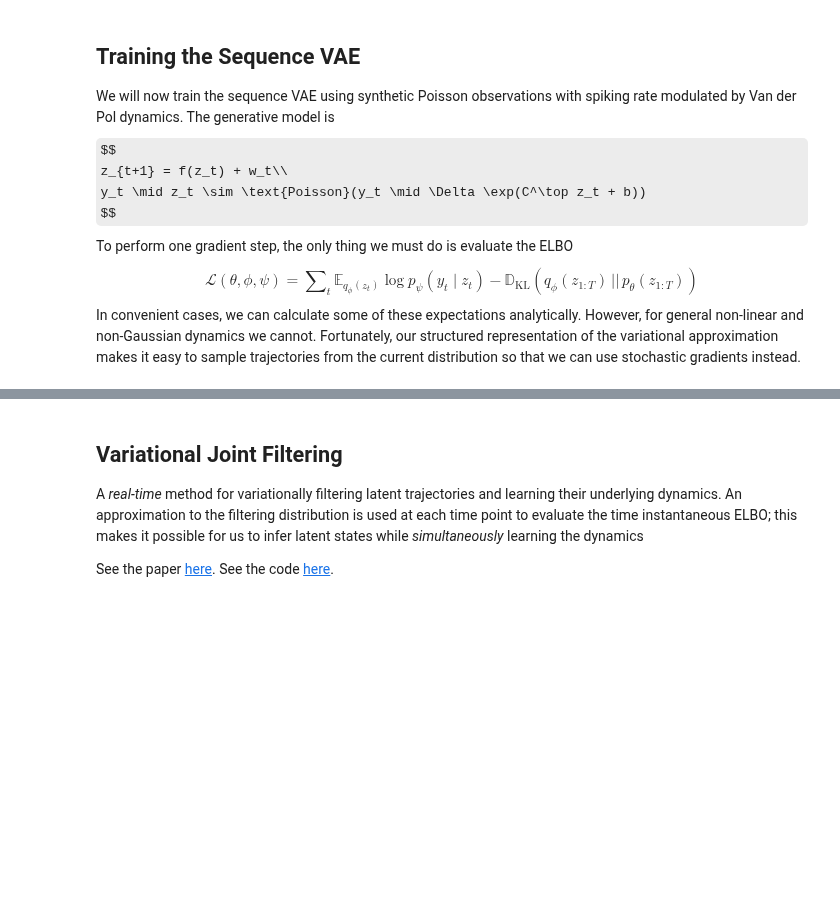
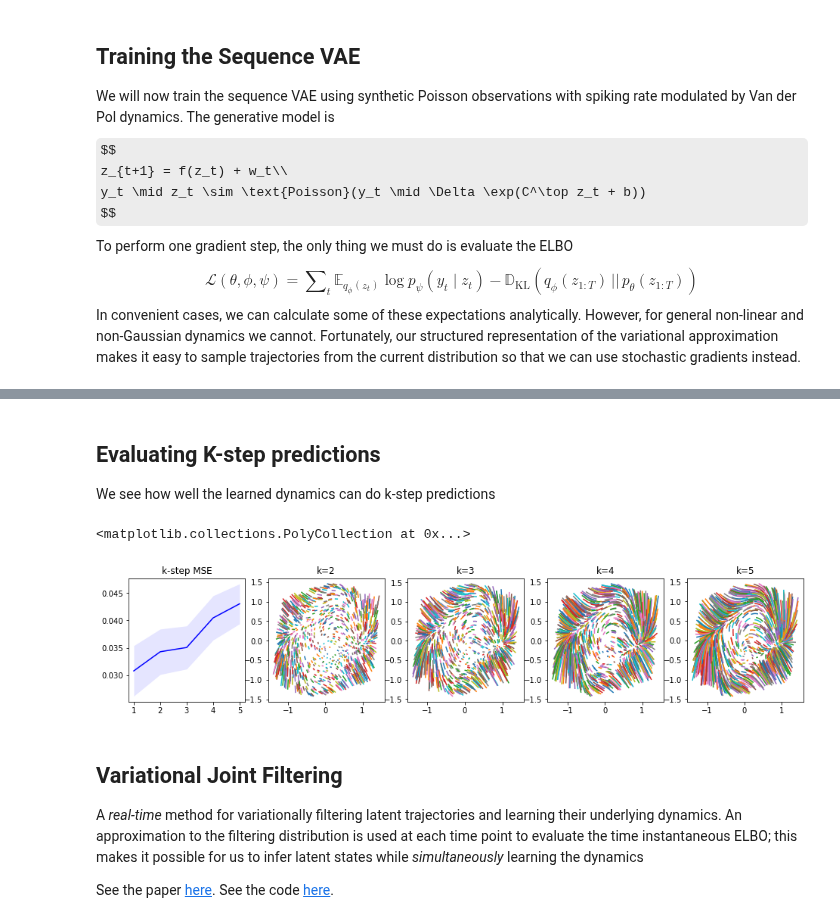
Before and after one commit to catniplab/latent_dynamics_workshop, a Jupyter notebook: 03_variational_inference.ipynb, the cells around one changed output, grey strips where cells are left out. Saved outputs shown, nothing was run; the diff lists cells and outputs as text; code cells hidden in the pictures; some formulas as TeX source; blank space fills up the shorter version.

Commit message:
add k-step prediction

```diff
--- a/03_variational_inference.ipynb
+++ b/03_variational_inference.ipynb
@@ -123,3 +125,55 @@ dynamics_fn = torch.nn.Sequential(*[vae.decoder.p_mlp, vae.decoder.p_fc_mu])
+# %% [markdown]
+## Evaluating K-step predictions
+We see how well the learned dynamics can do k-step predictions
+# %%
+# vdp parameters, we just compare the deterministic dynamics
+import scipy.stats
+
+system_parameters = {}
+system_parameters['mu'] = 1.5
+system_parameters['tau_1'] = 0.1
+system_parameters['tau_2'] = 0.1
+system_parameters['sigma'] = 0.0  # (no noise for comparison)
+system_parameters['scale'] = 1 / 0.4
+
+k_step_max = 5  # 3 or greater
+n_samples = 1000
+mse_per_sample = torch.zeros(n_samples, k_step_max, dtype=torch.float32)
+fig, axs = plt.subplots(1, k_step_max, figsize=((k_step_max-1)*4, 3))
+
+for k_steps in range(1, k_step_max + 1):
+
+    for n in range(n_samples):
+        x0 = torch.tensor([-1.5, -1.5], dtype=torch.float32) + 3 * torch.rand(2, dtype=torch.float32)
+
+        xs_pr = torch.zeros((k_steps, 2), dtype=torch.float32) # predicted xs passed through learned dynamics
+        xs_gt = generate_noisy_van_der_pol(x0, time_delta * np.arange(k_steps+1), system_parameters)[1:] # xs passed through ground truth dynamics
+
+        for i in range(k_steps):
+            if i == 0:
+                xs_pr[i] = dynamics_fn(x0)
+            else:
+                xs_pr[i] = dynamics_fn(xs_pr[i-1])
+
+        mse = torch.mean((torch.tensor(xs_gt) - xs_pr)**2)
+        mse_per_sample[n, k_steps-1] = mse
+
+        if k_steps > 1:
+            axs[k_steps-1].plot(xs_pr[:, 0].detach().numpy(), xs_pr[:, 1].detach().numpy())
+            axs[k_steps-1].set_title(f'k={k_steps}')
+
+mse_k_step = torch.mean(mse_per_sample, dim=0).detach()
+sem_k_step = scipy.stats.sem(mse_per_sample.detach(), axis=0)
+
+axs[0].set_title(f'k-step MSE')
+axs[0].plot(np.arange(1, k_step_max+1), mse_k_step, color='blue')
+axs[0].fill_between(np.arange(1, k_step_max+1),
+                    mse_k_step + 2 * sem_k_step,
+                    mse_k_step - 2 * sem_k_step,
+                    color='blue', linewidth=0, alpha=0.1)
+# %% [output]
+<matplotlib.collections.PolyCollection at 0x...>
+[figure, added]
 # %% [markdown]
 ## Variational Joint Filtering
 A *real-time* method for variationally filtering latent trajectories and learning their underlying dynamics. An approximation to the filtering distribution is used at each time point to evaluate the time instantaneous ELBO; this makes it possible for us to infer latent states while *simultaneously* learning the dynamics
```
Also changed, not shown: parts of 1 cell of this notebook.
